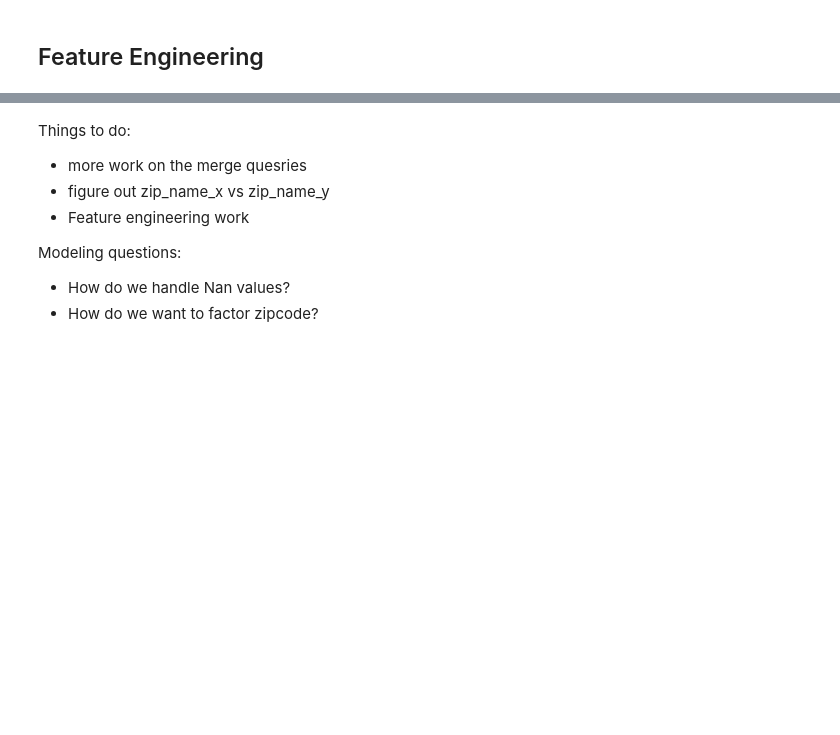
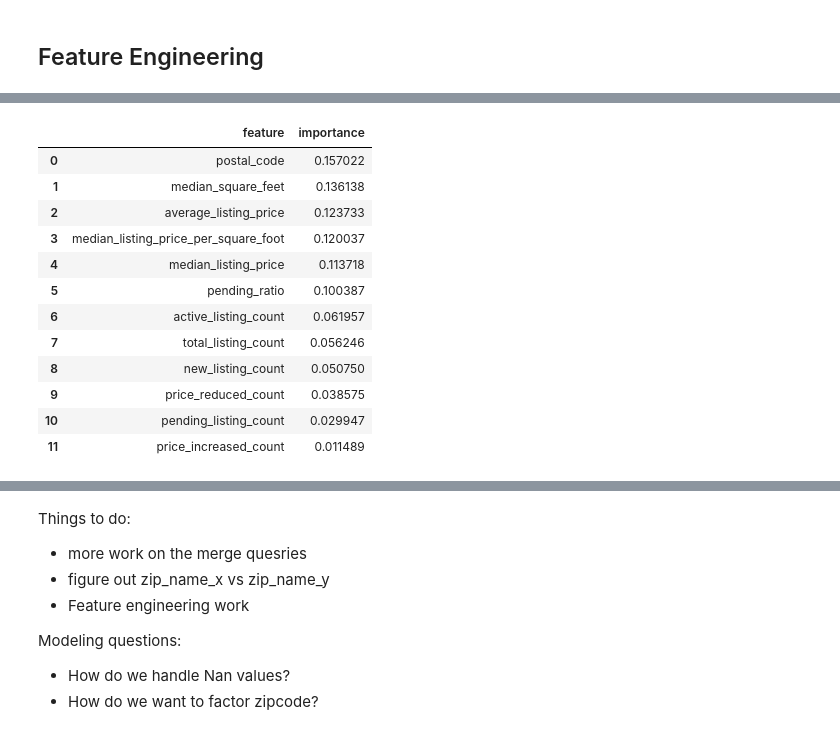
Before and after one commit to kkuc100/real_estate_analysis, a Jupyter notebook: Notebooks/leo_eda_realtor.ipynb, the cells around one changed output, grey strips where cells are left out. Cells and saved outputs as stored; diff of their text form; code cells hidden in the pictures; blank space fills up the shorter version.

```diff
--- a/Notebooks/leo_eda_realtor.ipynb
+++ b/Notebooks/leo_eda_realtor.ipynb
@@ -360 +415,57 @@ Finally, a new dataframe it outputted that contains the top 30 features based on
+# %%
+def feature_selection_decision_tree(df, cols_to_drop=['percentile_label', 'Green', 'Yellow', 'Red'], y_col='color_label'):
+    """
+    Uses a decision tree to calculate feature importances and returns a DataFrame with the feature names and importances.
+
+    Params:
+        df: DataFrame with features
+        cols_to_drop: List of columns to drop from df
+        y_col: Name of column containing color label
+
+    Returns:
+        df_importances: DataFrame with feature names and importances
+    """
+    # Drop 'number'
+    df = df.drop(cols_to_drop, axis=1)
+
+    # Set up and fit Decision Tree
+    y = df[y_col]
+    X = df.drop(columns=y_col)
+    tree = DecisionTreeClassifier(class_weight='balanced', random_state=0)
+    tree.fit(X, y)
+
+    # Get feature importances and names
+    feature_importances = tree.feature_importances_
+    feature_names = X.columns
+
+    # Combine importances and names into DataFrame and sort by importance
+    df_importances = pd.DataFrame({
+        'feature': feature_names,
+        'importance': feature_importances,
+    }).sort_values(by='importance', ascending=False)
+
+    # Reset index of df_importances
+    df_importances = df_importances.reset_index(drop=True)
+
+    # Drop rows with importance of 0
+    df_importances = df_importances[df_importances['importance'] > 0]
+
+    return df_importances
+
+df_decision_tree_feature = feature_selection_decision_tree(feature_df)
+df_decision_tree_feature
+# %% [output]
+|  | feature | importance |
+| 0 | postal_code | 0.157022 |
+| 1 | median_square_feet | 0.136138 |
+| 2 | average_listing_price | 0.123733 |
+| 3 | median_listing_price_per_square_foot | 0.120037 |
+| 4 | median_listing_price | 0.113718 |
+| 5 | pending_ratio | 0.100387 |
+| 6 | active_listing_count | 0.061957 |
+| 7 | total_listing_count | 0.056246 |
+| 8 | new_listing_count | 0.050750 |
+| 9 | price_reduced_count | 0.038575 |
+| 10 | pending_listing_count | 0.029947 |
+| 11 | price_increased_count | 0.011489 |
 # %%
```
Also changed, not shown: parts of 18 cells of this notebook.
